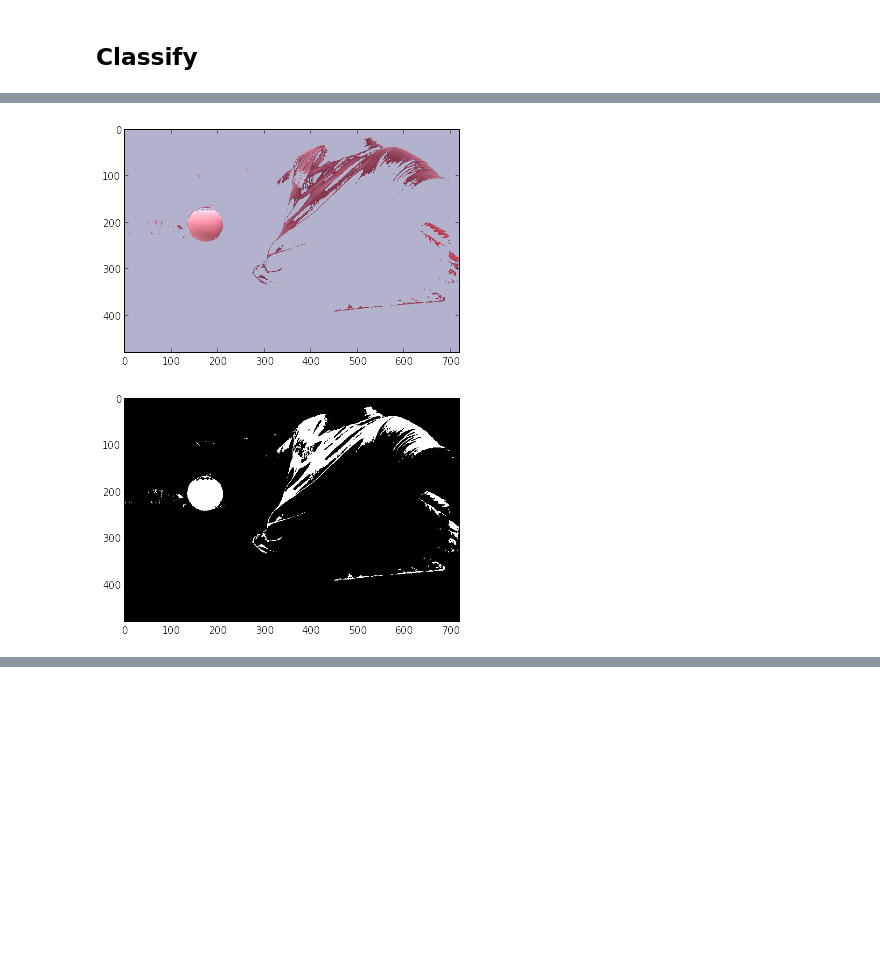
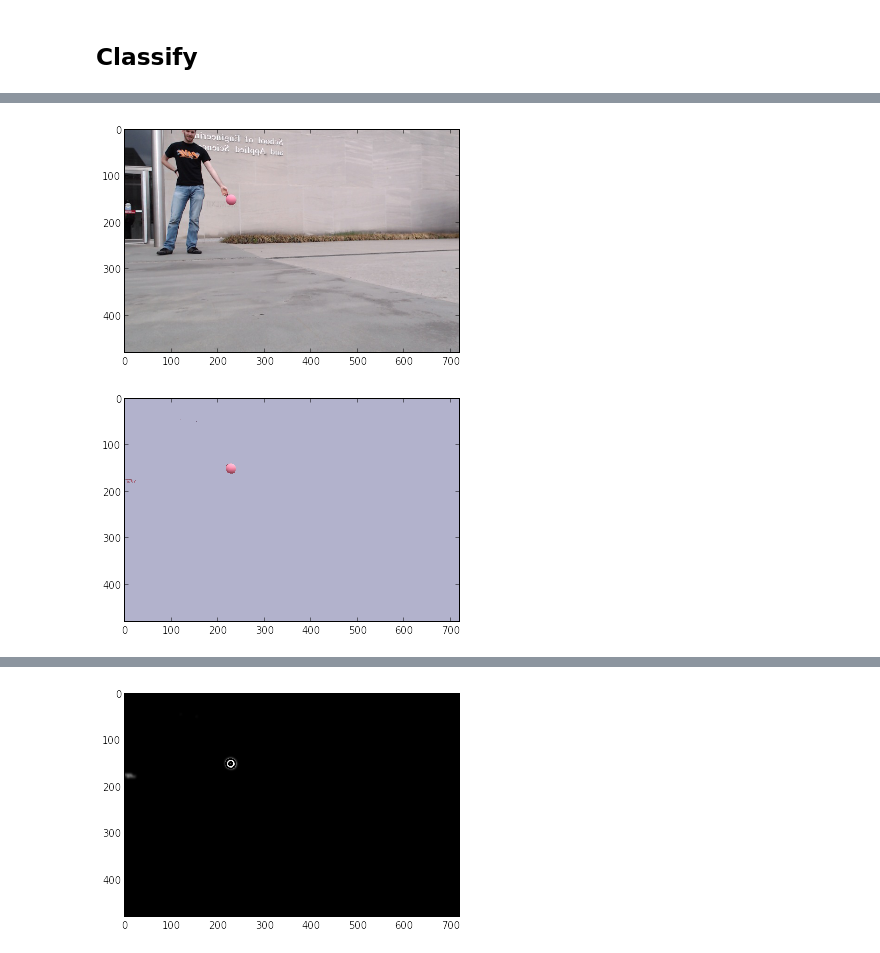
Before and after one commit to agola11/binocular-stereo-vision-uavs, a Jupyter notebook: ball_tracker/svm/svm_test.ipynb, the cells around one changed output, grey strips where cells are left out. Drawn from its saved outputs; the diff is of its cells as text; code cells hidden in the pictures; blank space fills up the shorter version.

Commit message:
edited model params for better shadow classification

```diff
--- a/ball_tracker/svm/svm_test.ipynb
+++ b/ball_tracker/svm/svm_test.ipynb
@@ -89,7 +89,7 @@ print X.shape
 # %% [markdown]
 ## Trying with a 2 class Classifier
 # %%
-ball_imgs = ['ball_2', 'ball_3', 'ball_4', 'ball_5', 'ball_6']
+ball_imgs = ['ball_2', 'ball_3', 'ball_4', 'ball_5', 'ball_6', 'ball_8', 'ball_9']
 back_imgs = ['sky_1', 'sky_2', 'granite', 'joseph', 'skin', 'skin_2', 'stone', 'sculpt', 'jacket', 'brick']
 
 ball, back = {}, {}
@@ -113,5 +113,6 @@ y = np.hstack((y_ball, y_back))
 
 # Train the SVM
 C = 10
-gamma = 1
+gamma = 2
 clf2 = svm.SVC(C=C, kernel='rbf', gamma=gamma, cache_size=1500).fit(X, y)
+joblib.dump(clf2, 'model/clf.pkl')
@@ -118,9 +132,3 @@ clf2 = svm.SVC(C=C, kernel='rbf', gamma=gamma, cache_size=1500).fit(X, y)
-# %%
-for k in ball:
-    mpimg.imsave(k, ball[k])
-
-for k in back:
-    mpimg.imsave(k, back[k])
 # %% [markdown]
 ## Trying with a 3 class Classifier
 # %%
@@ -178,41 +186,47 @@ clf2 = joblib.load('model/clf.pkl')
 #test_1 = ((mpimg.imread('test/sunny_test_4.jpg')).astype(float))/255
 #test_1 = cv2.resize(test_1,None,fx=1, fy=1)
 
-test_1 = cv2.imread('test/indoor_test_1.jpg')
-test_1 = cv2.cvtColor(test_1, cv2.COLOR_BGR2RGB)
-test_1 = test_1.astype(float)/255
+test_imgs = ['cloudy_test_1', 'cloudy_test_2', 'cloudy_test_3', 'cloudy_test_4', 'cloudy_test_5',
+            'frame_1', 'indoor_test_1', 'indoor_test_2', 'indoor_test_3', 'sunny_test_1', 'sunny_test_2',
+            'sunny_test_3', 'sunny_test_4']
 
-M, N, P = test_1.shape
-#test_1_f = preprocessing.scale(flatten(test_1), axis=1)
-test_1_f = flatten(test_1)
+for img in test_imgs:
+    test_1 = cv2.imread('test/' + img + '.jpg')
+    test_1 = cv2.cvtColor(test_1, cv2.COLOR_BGR2RGB)
+    test_1 = test_1.astype(float)/255
 
-# classify pixels in test_1
-t = time.time()
-Z = clf2.predict(test_1_f)
-Z = Z.reshape(M, N)
-print time.time()-t
+    plt.figure()
+    plt.imshow(test_1)
 
-# mask the image
-grey = [0.7, 0.7, 0.8]
-out = np.copy(test_1)
-out[np.where(Z==0)] = grey
+    M, N, P = test_1.shape
+    #test_1_f = preprocessing.scale(flatten(test_1), axis=1)
+    test_1_f = flatten(test_1)
 
-plt.figure()
-plt.imshow(out)
+    # classify pixels in test_1
+    t = time.time()
+    Z = clf2.predict(test_1_f)
+    Z = Z.reshape(M, N)
+    print time.time()-t
 
-plt.figure()
-plt.imshow(Z)
-Z = cv2.GaussianBlur(Z.astype(np.float),(15,15),0)
-Z = (Z*255).astype(np.uint8)
-plt.figure()
-plt.imshow(Z)
+    # mask the image
+    grey = [0.7, 0.7, 0.8]
+    out = np.copy(test_1)
+    out[np.where(Z==0)] = grey
 
+    plt.figure()
+    plt.imshow(out)
 
+    plt.figure()
+    plt.imshow(Z)
+    Z = cv2.GaussianBlur(Z.astype(np.float),(15,15),0)
+    Z = (Z*255).astype(np.uint8)
+    plt.figure()
+    plt.imshow(Z)
 
-circles = cv2.HoughCircles(Z,cv2.cv.CV_HOUGH_GRADIENT,1,1600, param1 = 50, param2 = 10)
-if circles != None:
-    (x, y, r) = circles[0,:][0]
-    print (x, y, r)
-    cv2.circle(Z, (x, y), r, (0,255,0), 2)
-    cv2.circle(Z,(x, y), 3 ,(0,0,255),3)
+    circles = cv2.HoughCircles(Z,cv2.cv.CV_HOUGH_GRADIENT,1,1600, param1 = 50, param2 = 10, minRadius=2)
+    if circles != None:
+        (x, y, r) = circles[0,:][0]
+        print (x, y, r)
+        cv2.circle(Z, (x, y), r, (0,255,0), 2)
+        cv2.circle(Z,(x, y), 3 ,(0,0,255),3)
 # %% [output]
@@ -221,2 +250,2 @@ if circles != None:
-[figure, old version]
+[figure, new version]
-[figure, old version]
+[figure, new version]
@@ -223,0 +253 @@ if circles != None:
+[figure, added]
```
Also changed, not shown: parts of 2 cells of this notebook, 19 other files.
